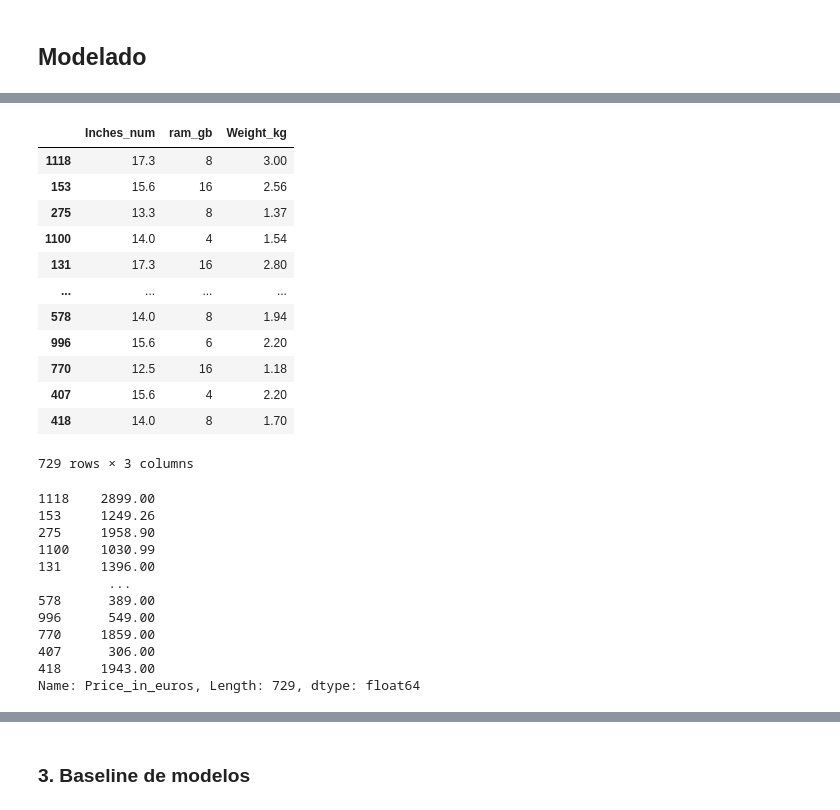
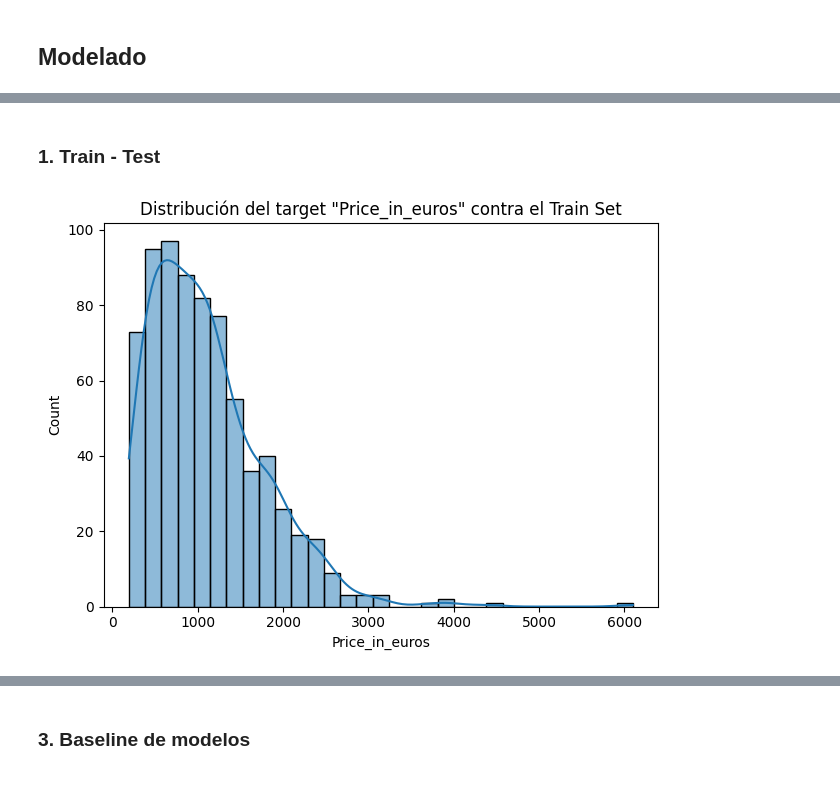
Before and after one commit to rafaneda7/ONLINE_DS_THEBRIDGE_RAFAELNEDA, a Jupyter notebook: Masterclass/Kaggle/Kaggle_submission.ipynb, the cells around one changed output, grey strips where cells are left out. Drawn from its saved outputs; the diff is of its cells as text; code cells hidden in the pictures.

```diff
--- a/Masterclass/Kaggle/Kaggle_submission.ipynb
+++ b/Masterclass/Kaggle/Kaggle_submission.ipynb
@@ -121,31 +177,17 @@ X_train, X_test, y_train, y_test = train_test_split(X, y, test_size = 0.20, rand
-# %%
-X_train
-# %% [output]
-|  | Inches_num | ram_gb | Weight_kg |
-| 1118 | 17.3 | 8 | 3.00 |
-| 153 | 15.6 | 16 | 2.56 |
-| 275 | 13.3 | 8 | 1.37 |
-| 1100 | 14.0 | 4 | 1.54 |
-| 131 | 17.3 | 16 | 2.80 |
-| ... | ... | ... | ... |
-| 578 | 14.0 | 8 | 1.94 |
-| 996 | 15.6 | 6 | 2.20 |
-| 770 | 12.5 | 16 | 1.18 |
-| 407 | 15.6 | 4 | 2.20 |
-| 418 | 14.0 | 8 | 1.70 |
-729 rows × 3 columns
-# %%
-y_train
-# %% [output]
-1118    2899.00
-153     1249.26
-275     1958.90
-1100    1030.99
-131     1396.00
-         ...
-578      389.00
-996      549.00
-770     1859.00
-407      306.00
-418     1943.00
-Name: Price_in_euros, Length: 729, dtype: float64
+# %% [markdown]
+### 1. Train - Test
+# %%
+train_set, test_set = train_test_split(df, test_size = 0.20, random_state = 42)
+
+X_train = train_set.drop(columns=target)
+X_test = test_set.drop(columns=target)
+
+y_train = train_set[target]
+y_test = test_set[target]
+# %%
+sns.histplot(train_set[target], kde=True)
+plt.title('Distribución del target "Price_in_euros" contra el Train Set')
+plt.tight_layout()
+plt.show()
+# %% [output]
+[figure, added]
```
Also changed, not shown: parts of 33 cells of this notebook, 10 other files.
